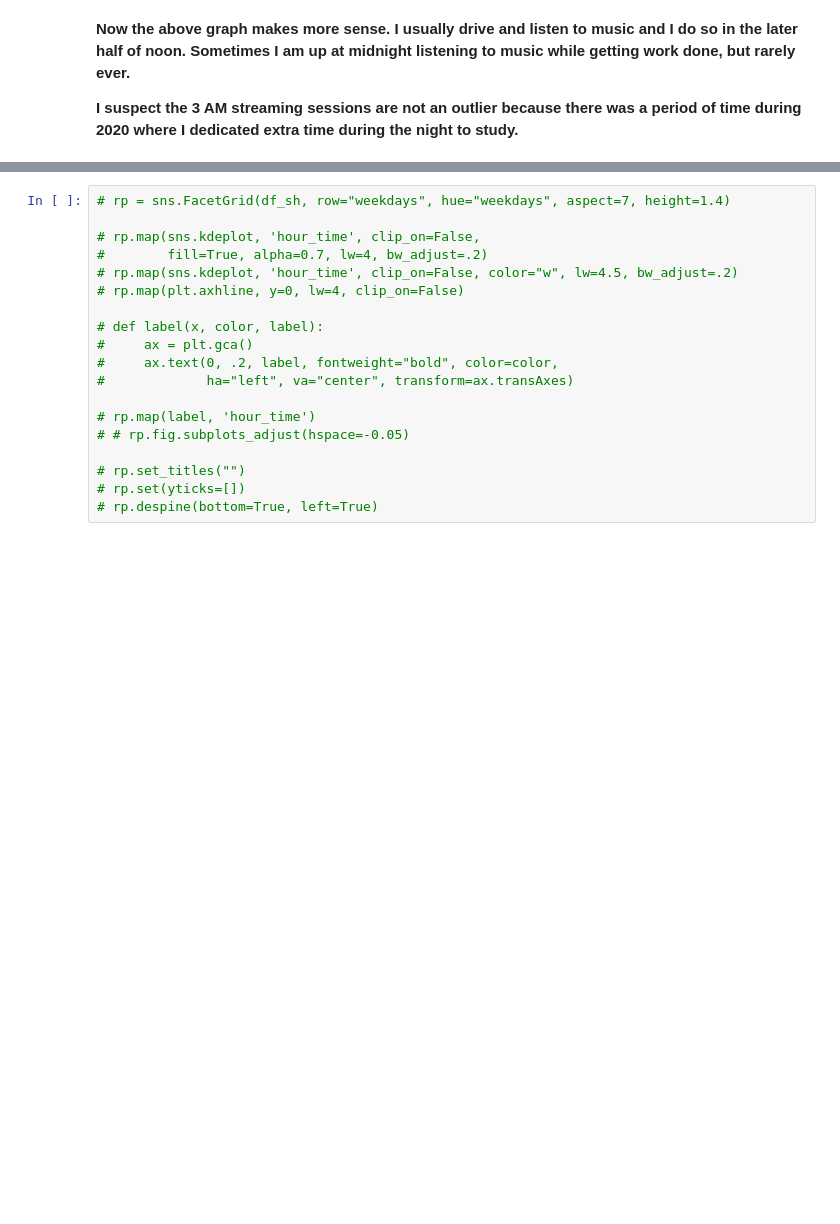
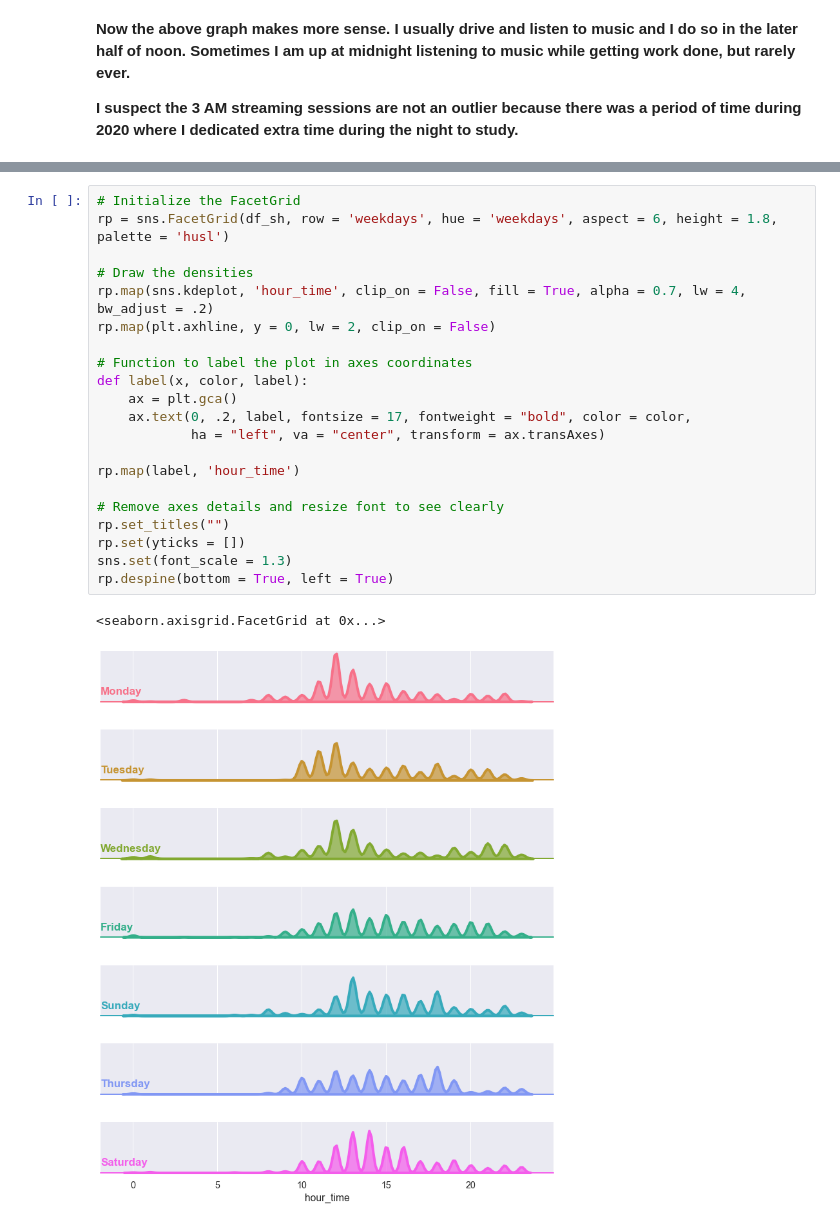
Before and after one commit to kodingwithkelly/OptimalFlowPlaylist, a Jupyter notebook: Spotify Project.ipynb, the cells around one changed output, grey strips where cells are left out. Cells and saved outputs as stored; diff of their text form; blank space fills up the shorter version.

```diff
--- a/Spotify Project.ipynb
+++ b/Spotify Project.ipynb
@@ -749,19 +787,24 @@ plt.show()
 # %%
-# rp = sns.FacetGrid(df_sh, row="weekdays", hue="weekdays", aspect=7, height=1.4)
+# Initialize the FacetGrid
+rp = sns.FacetGrid(df_sh, row = 'weekdays', hue = 'weekdays', aspect = 6, height = 1.8, palette = 'husl')
 
-# rp.map(sns.kdeplot, 'hour_time', clip_on=False,
-#        fill=True, alpha=0.7, lw=4, bw_adjust=.2)
-# rp.map(sns.kdeplot, 'hour_time', clip_on=False, color="w", lw=4.5, bw_adjust=.2)
-# rp.map(plt.axhline, y=0, lw=4, clip_on=False)
+# Draw the densities
+rp.map(sns.kdeplot, 'hour_time', clip_on = False, fill = True, alpha = 0.7, lw = 4, bw_adjust = .2)
+rp.map(plt.axhline, y = 0, lw = 2, clip_on = False)
 
-# def label(x, color, label):
-#     ax = plt.gca()
-#     ax.text(0, .2, label, fontweight="bold", color=color,
-#             ha="left", va="center", transform=ax.transAxes)
+# Function to label the plot in axes coordinates
+def label(x, color, label):
+    ax = plt.gca()
+    ax.text(0, .2, label, fontsize = 17, fontweight = "bold", color = color,
+            ha = "left", va = "center", transform = ax.transAxes)
 
-# rp.map(label, 'hour_time')
-# # rp.fig.subplots_adjust(hspace=-0.05)
+rp.map(label, 'hour_time')
 
-# rp.set_titles("")
-# rp.set(yticks=[])
-# rp.despine(bottom=True, left=True)
+# Remove axes details and resize font to see clearly
+rp.set_titles("")
+rp.set(yticks = [])
+sns.set(font_scale = 1.3)
+rp.despine(bottom = True, left = True)
+# %% [output]
+<seaborn.axisgrid.FacetGrid at 0x...>
+[figure, added]
```
Also changed, not shown: parts of 4 cells of this notebook.
